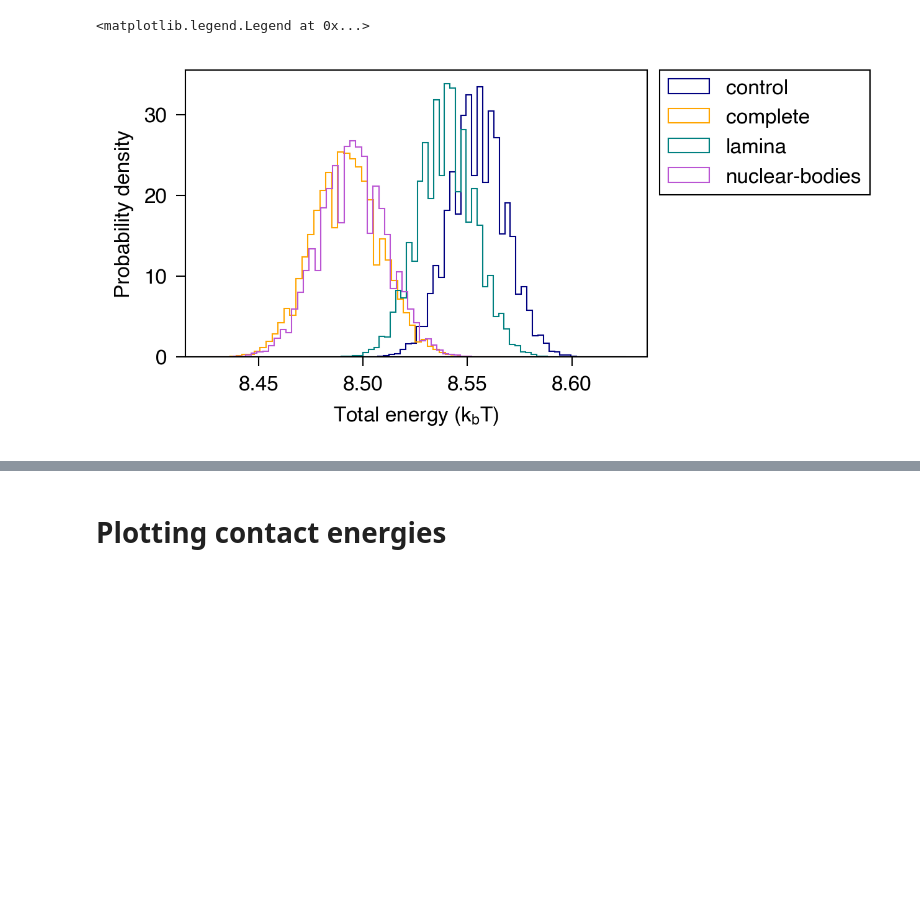
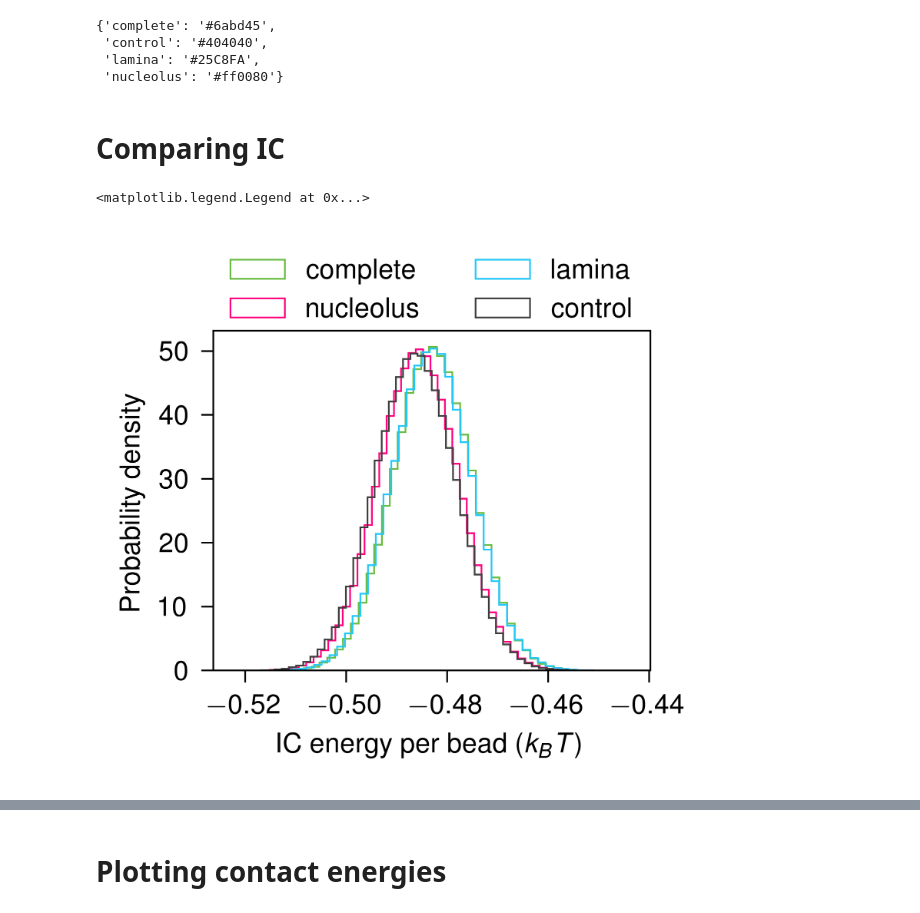
Before and after one commit to mellofariam/polarization, a Jupyter notebook: 3_analysis/energies/plot-total-energies.ipynb, the cells around one changed output, grey strips where cells are left out. Saved outputs shown, nothing was run; the diff lists cells and outputs as text; code cells hidden in the pictures; blank space fills up the shorter version.

Commit message:
update plotting scripts

```diff
--- a/3_analysis/energies/plot-total-energies.ipynb
+++ b/3_analysis/energies/plot-total-energies.ipynb
@@ -1,11 +0,0 @@
-# %%
-import pandas
-import numpy as np
-import matplotlib.pyplot as plt
-import matplotlib
-import seaborn as sns
-import h5py
-
-import chroma
-
-plt.style.use("chroma.paper")
@@ -11,0 +19,19 @@ plt.style.use("chroma.paper")
+# %%
+conditions = ["complete", "nucleolus", "lamina", "control"]
+
+NUM_REPLICAS = 32
+NUM_BEADS = 4980
+NUCLEUS_RADIUS = 32.5
+NUCLEOLI_RADIUS = (NUCLEUS_RADIUS) / 5 ** (1 / 3)
+CHROMATIN_DENSITY = 0.30
+
+OUTPUT_FOLDER = "/scratch/mm146/Polarization/3_IMR-90_hg38_fields-nb/4_analysis/energies/data"
+# %%
+color_palette = yaml.safe_load(open("../color-palette.yaml", "r"))
+# %%
+color_palette
+# %% [output]
+{'complete': '#6abd45',
+ 'control': '#404040',
+ 'lamina': '#25C8FA',
+ 'nucleolus': '#ff0080'}
@@ -12 +43,6 @@ plt.style.use("chroma.paper")
+# %%
+# for testing the figures:
+mpl.rcParams["figure.dpi"] = 300
+# %% [markdown]
+# Comparing IC
 # %%
@@ -37,19 +91,25 @@ for condition in ["control", "complete", "lamina", "nuclear-bodies"]:
 # %%
-fig, ax = plt.subplots(1, 1, figsize=(3.2, 2))
+fig, ax = plt.subplots(1, 1, figsize=(2.3, 1.8))
 
-for condition in total_energy.keys():
+for condition in IC.keys():
     ax.hist(
-        total_energy[condition],
+        np.array(IC[condition]) / NUM_BEADS,
         bins=50,
         density=True,
         histtype="step",
         label=condition,
+        color=color_palette[condition],
     )
 
-ax.set_xlabel(r"Total energy ($k_B$T)")
+ax.set_xlabel(r"IC energy per bead ($k_B T$)")
 ax.set_ylabel("Probability density")
-ax.legend(bbox_to_anchor=(1.005, 1.036), loc="upper left")
+ax.legend(
+    loc="lower center",
+    frameon=False,
+    ncols=2,
+    bbox_to_anchor=(0.5, 0.95),
+)
 # %% [output]
 <matplotlib.legend.Legend at 0x...>
-[figure, old version]
+[figure, new version]
 # %%
```
Also changed, not shown: parts of 15 cells of this notebook, 2 other files.
